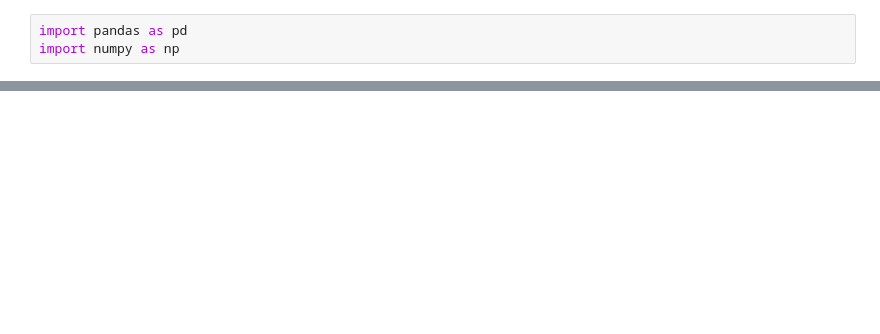
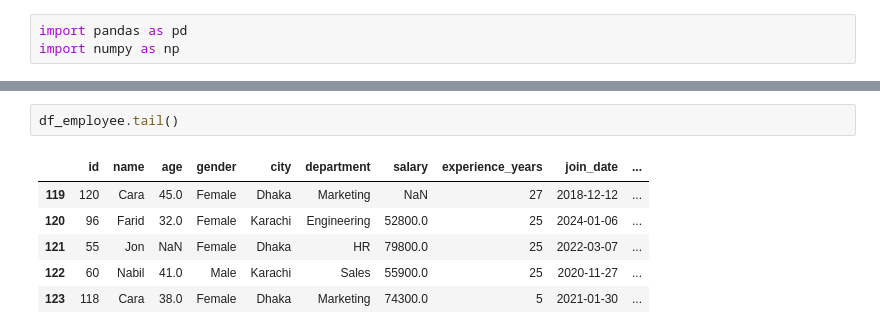
Before and after one commit to biplob-lab/python, a Jupyter notebook: my_pandas.ipynb, the cells around one changed output, grey strips where cells are left out. Cells and saved outputs as stored; diff of their text form; blank space fills up the shorter version.

```diff
--- a/my_pandas.ipynb
+++ b/my_pandas.ipynb
@@ -21,0 +85,9 @@ df
+# %%
+df_employee.tail()
+# %% [output]
+|  | id | name | age | gender | city | department | salary | experience_years | join_date | ... |
+| 119 | 120 | Cara | 45.0 | Female | Dhaka | Marketing | NaN | 27 | 2018-12-12 | ... |
+| 120 | 96 | Farid | 32.0 | Female | Karachi | Engineering | 52800.0 | 25 | 2024-01-06 | ... |
+| 121 | 55 | Jon | NaN | Female | Dhaka | HR | 79800.0 | 25 | 2022-03-07 | ... |
+| 122 | 60 | Nabil | 41.0 | Male | Karachi | Sales | 55900.0 | 25 | 2020-11-27 | ... |
+| 123 | 118 | Cara | 38.0 | Female | Dhaka | Marketing | 74300.0 | 5 | 2021-01-30 | ... |
```
Also changed, not shown: parts of 19 cells of this notebook.
